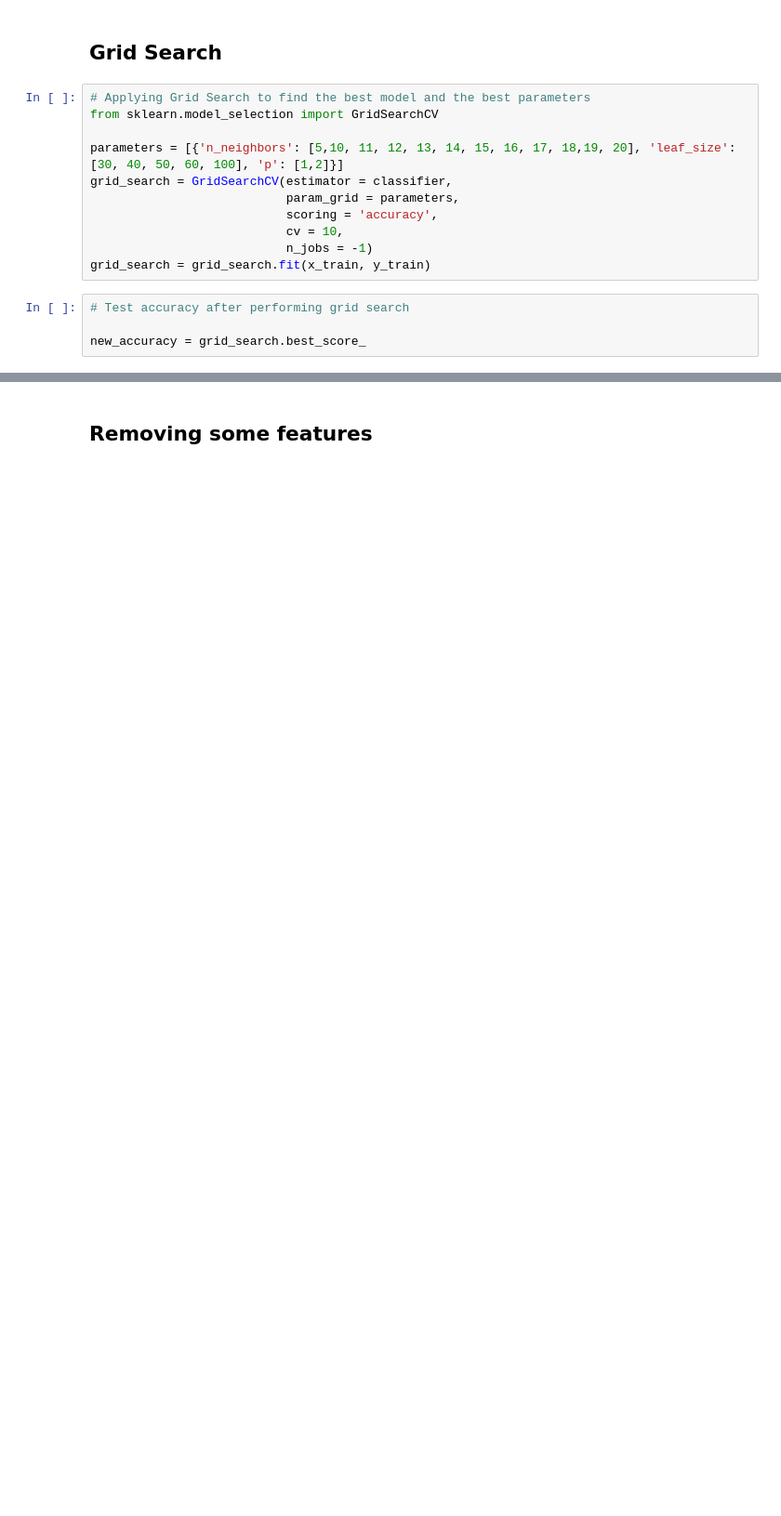
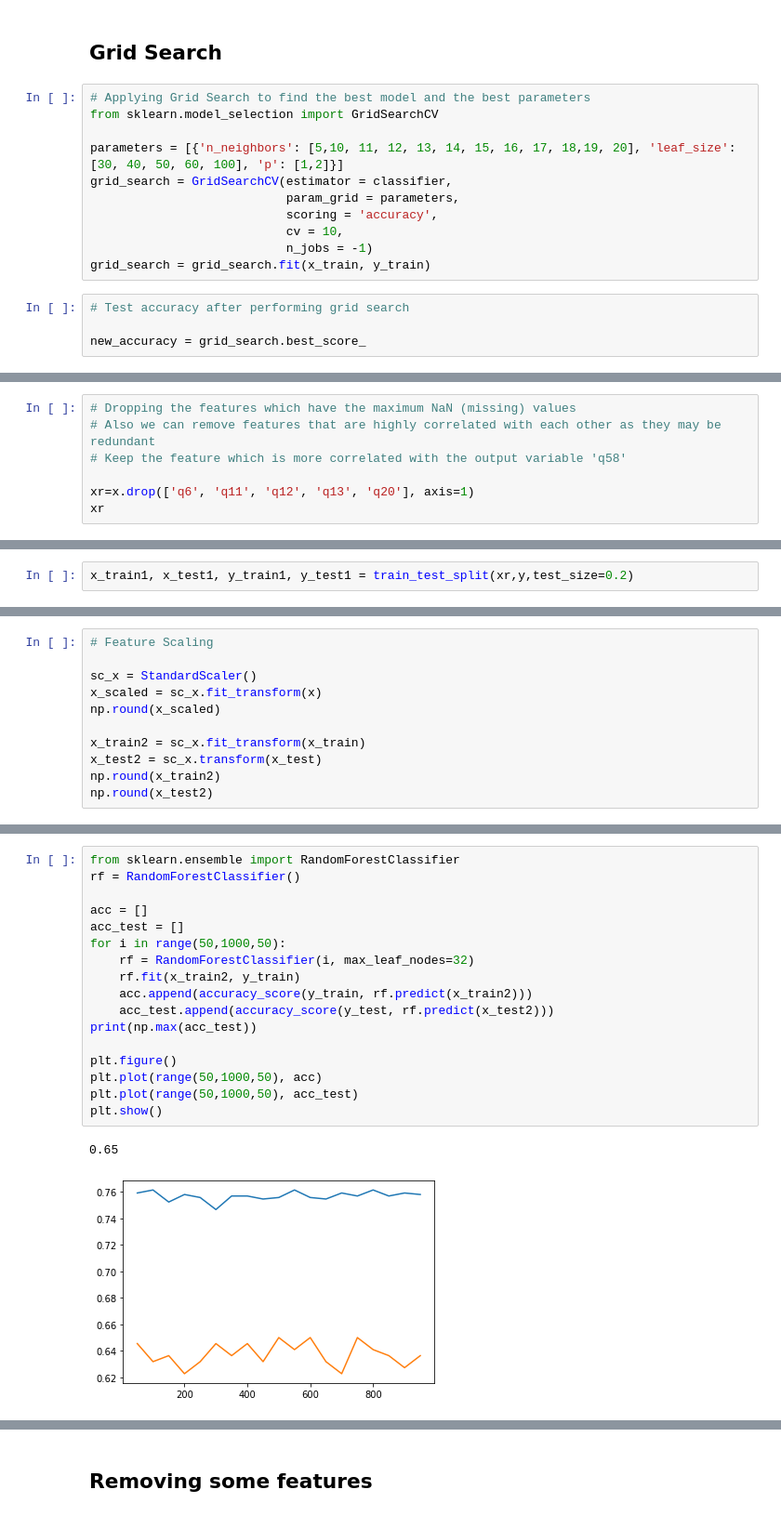
Before and after one commit to vishaal-ranjan/People-Analytics-Hackathon, a Jupyter notebook: people_analytics_data_analysis.ipynb, the cells around one changed output, grey strips where cells are left out. Shown at 93% size. Cells and saved outputs as stored; diff of their text form; blank space fills up the shorter version.

```diff
--- a/people_analytics_data_analysis.ipynb
+++ b/people_analytics_data_analysis.ipynb
@@ -235,0 +377,7 @@ grid_search.best_params_
+# %%
+# Dropping the features which have the maximum NaN (missing) values
+# Also we can remove features that are highly correlated with each other as they may be redundant
+# Keep the feature which is more correlated with the output variable 'q58'
+
+xr=x.drop(['q6', 'q11', 'q12', 'q13', 'q20'], axis=1)
+xr
@@ -235,0 +398,2 @@ grid_search.best_params_
+# %%
+x_train1, x_test1, y_train1, y_test1 = train_test_split(xr,y,test_size=0.2)
@@ -235,0 +477,11 @@ grid_search.best_params_
+# %%
+# Feature Scaling
+
+sc_x = StandardScaler()
+x_scaled = sc_x.fit_transform(x)
+np.round(x_scaled)
+
+x_train2 = sc_x.fit_transform(x_train)
+x_test2 = sc_x.transform(x_test)
+np.round(x_train2)
+np.round(x_test2)
@@ -235,0 +571,20 @@ grid_search.best_params_
+# %%
+from sklearn.ensemble import RandomForestClassifier
+rf = RandomForestClassifier()
+
+acc = []
+acc_test = []
+for i in range(50,1000,50):
+    rf = RandomForestClassifier(i, max_leaf_nodes=32)
+    rf.fit(x_train2, y_train)
+    acc.append(accuracy_score(y_train, rf.predict(x_train2)))
+    acc_test.append(accuracy_score(y_test, rf.predict(x_test2)))
+print(np.max(acc_test))
+
+plt.figure()
+plt.plot(range(50,1000,50), acc)
+plt.plot(range(50,1000,50), acc_test)
+plt.show()
+# %% [output]
+0.65
+[figure, added]
```
Also changed, not shown: parts of 94 cells of this notebook.
